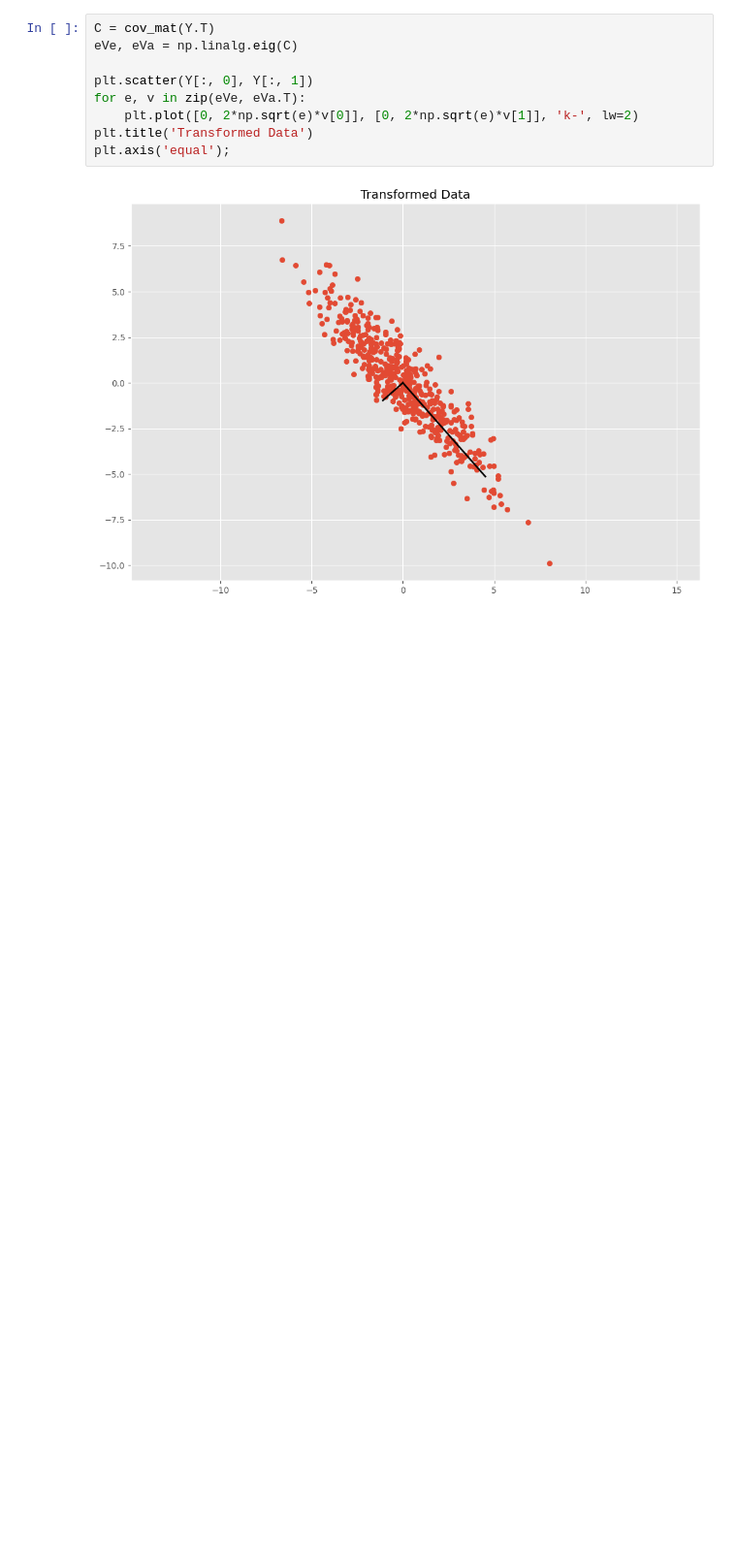
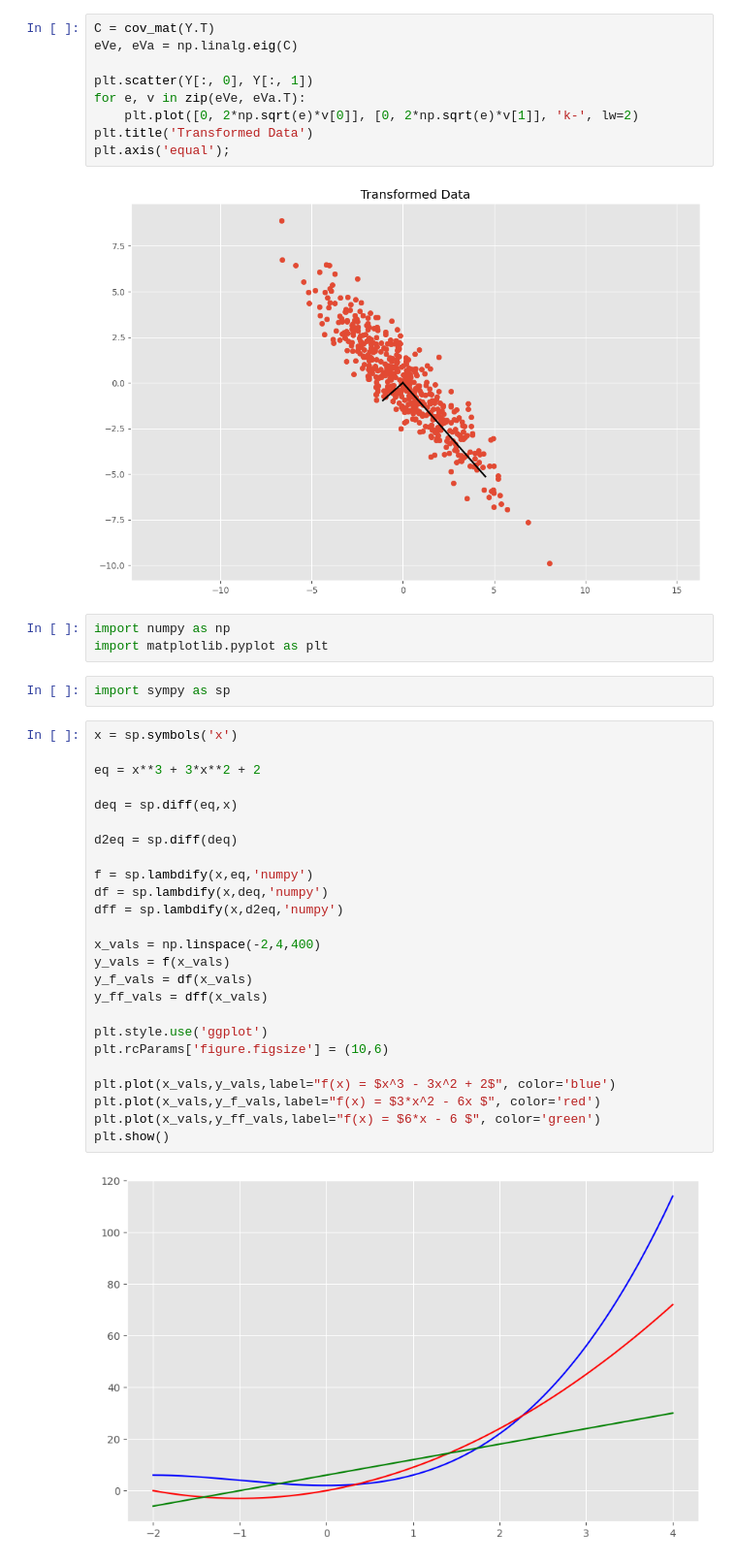
Before and after one commit to Shaik-Amaan-Ahmed/statistics, a Jupyter notebook: math-fun-vis/fun.ipynb, the cells around one changed output. Shown at 97% size. Saved outputs shown, nothing was run; the diff lists cells and outputs as text; blank space fills up the shorter version.

Commit message:
tried to plot a function along with its constraints

```diff
--- a/math-fun-vis/fun.ipynb
+++ b/math-fun-vis/fun.ipynb
@@ -106,3 +106,35 @@ plt.title('Transformed Data')
 plt.axis('equal');
 # %% [output]
 [figure]
+# %%
+import numpy as np
+import matplotlib.pyplot as plt
+# %%
+import sympy as sp
+# %%
+x = sp.symbols('x')
+
+eq = x**3 + 3*x**2 + 2
+
+deq = sp.diff(eq,x)
+
+d2eq = sp.diff(deq)
+
+f = sp.lambdify(x,eq,'numpy')
+df = sp.lambdify(x,deq,'numpy')
+dff = sp.lambdify(x,d2eq,'numpy')
+
+x_vals = np.linspace(-2,4,400)
+y_vals = f(x_vals)
+y_f_vals = df(x_vals)
+y_ff_vals = dff(x_vals)
+
+plt.style.use('ggplot')
+plt.rcParams['figure.figsize'] = (10,6)
+
+plt.plot(x_vals,y_vals,label="f(x) = $x^3 - 3x^2 + 2$", color='blue')
+plt.plot(x_vals,y_f_vals,label="f(x) = $3*x^2 - 6x $", color='red')
+plt.plot(x_vals,y_ff_vals,label="f(x) = $6*x - 6 $", color='green')
+plt.show()
+# %% [output]
+[figure, added]
```
Also changed, not shown: parts of 12 cells of this notebook, 1 other file.
